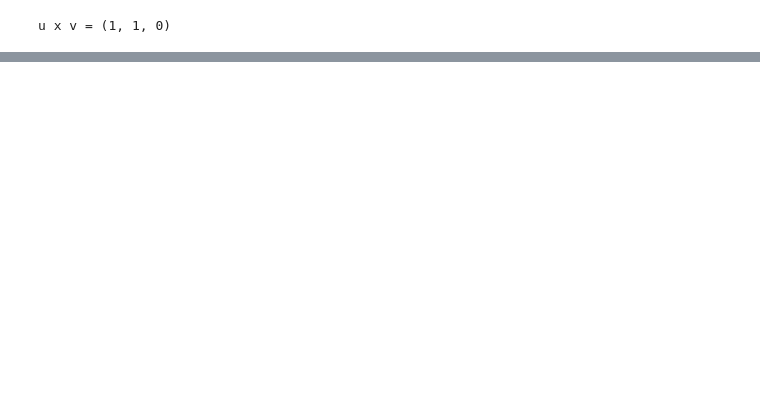
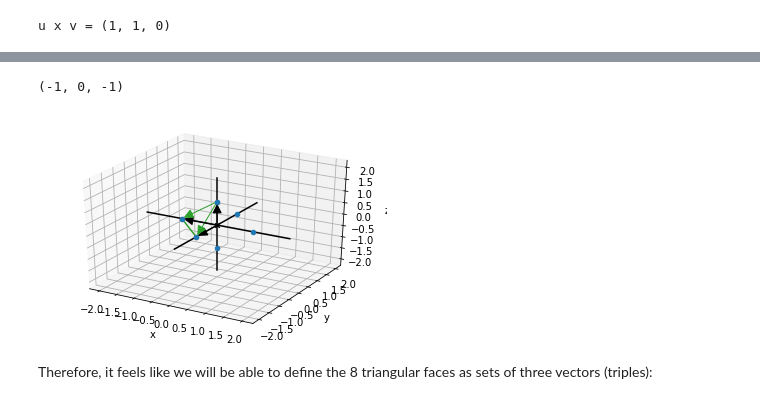
Before and after one commit to sergiofgonzalez/math-workbench, a Jupyter notebook: 02-the-3d-space/01-the-3d-space-notebook/vectors-in-3d.ipynb, the cells around one changed output, grey strips where cells are left out. Cells and saved outputs as stored; diff of their text form; code cells hidden in the pictures; blank space fills up the shorter version.

```diff
--- a/02-the-3d-space/01-the-3d-space-notebook/vectors-in-3d.ipynb
+++ b/02-the-3d-space/01-the-3d-space-notebook/vectors-in-3d.ipynb
@@ -743,0 +801,28 @@ Note also that the area of the parallelogram defined by a couple of vectors $ u
+# %%
+from draw3d import gray, green
+v1 = (0, 0, 1)
+v2 = (-1, 0, 0)
+v3 = (0, -1, 0)
+
+print(subtract(v2, v1))
+
+draw3d(
+    Arrow3D(v1, color=black), Points3D(v1, color=gray),
+    Arrow3D(v2, color=black), Points3D(v2, color=gray),
+    Arrow3D(v3, color=black), Points3D(v3, color=gray),
+
+    # v2 - v1, with tail on v1
+    Arrow3D(add(v1, subtract(v2, v1)), v1, color=green),
+
+    # v3 - v1, with tail on v1
+    Arrow3D(add(v1, subtract(v3, v1)), v1, color=green),
+
+    Segment3D(v2, v3, color=green),
+
+    Points3D(*octahedron_vertices, color=blue)
+)
+# %% [output]
+(-1, 0, -1)
+[figure, added]
+# %% [markdown]
+Therefore, it feels like we will be able to define the 8 triangular faces as sets of three vectors (triples):
```
Also changed, not shown: parts of 11 cells of this notebook, 3 other files.
